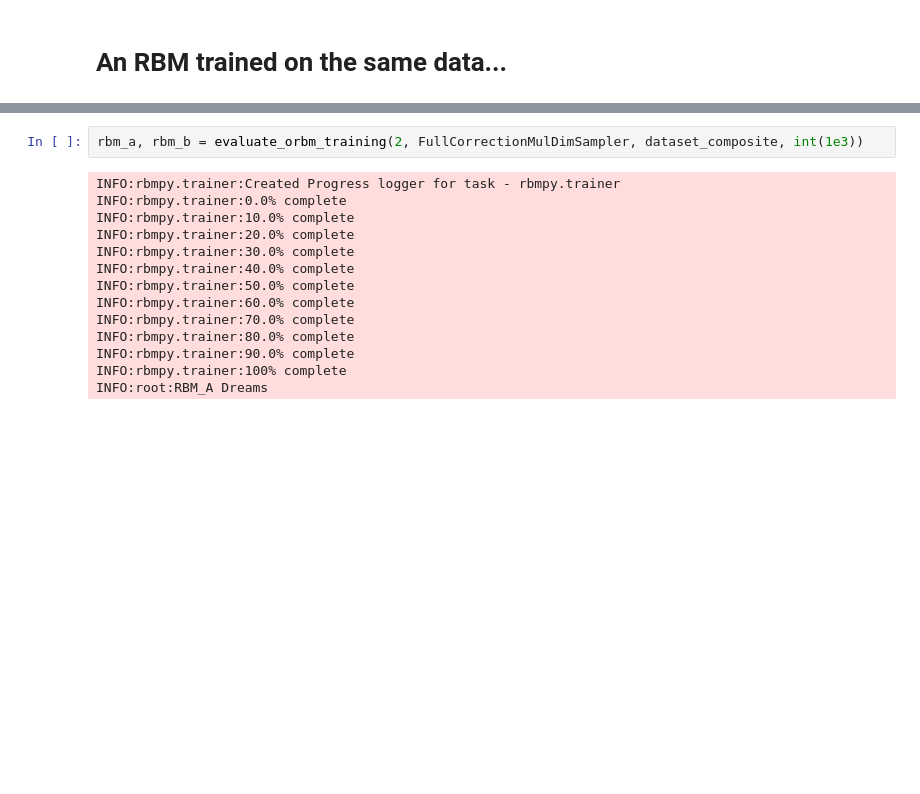
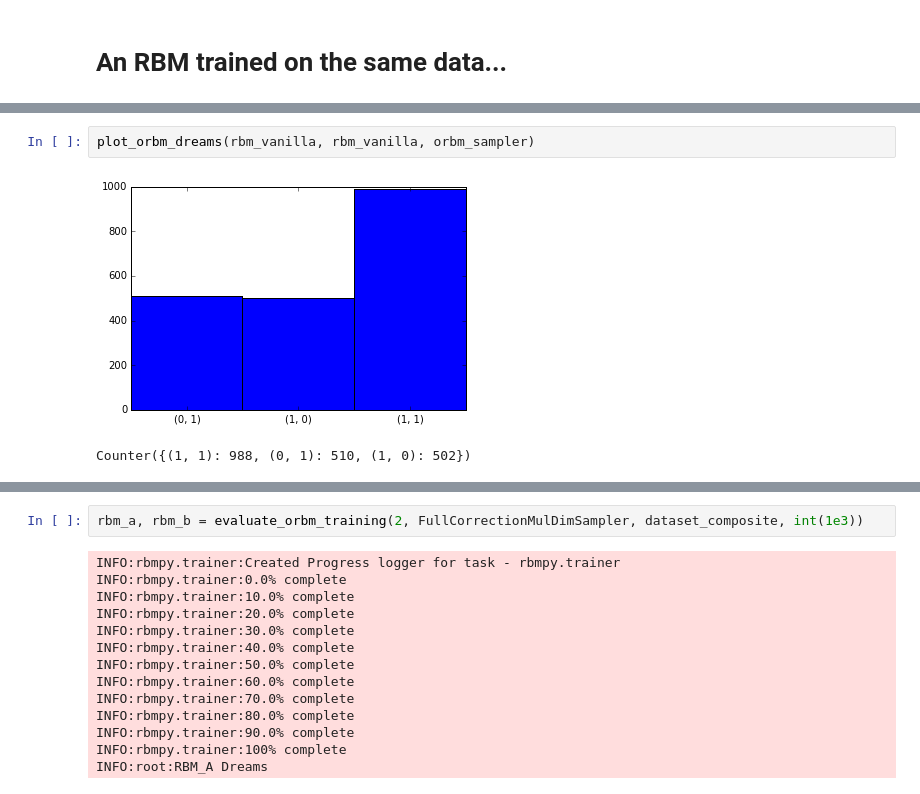
Before and after one commit to garibaldu/multicauseRBM, a Jupyter notebook: Max/ORBM-Training.ipynb, the cells around one changed output, grey strips where cells are left out. Saved outputs shown, nothing was run; the diff lists cells and outputs as text; blank space fills up the shorter version.

```diff
--- a/Max/ORBM-Training.ipynb
+++ b/Max/ORBM-Training.ipynb
@@ -135,0 +174,5 @@ Lets do the same with the full unapproximated corretion
+# %%
+plot_orbm_dreams(rbm_vanilla, rbm_vanilla, orbm_sampler)
+# %% [output]
+[figure, added]
+Counter({(1, 1): 988, (0, 1): 510, (1, 0): 502})
```
Also changed, not shown: parts of 17 cells of this notebook, 2 other files.
